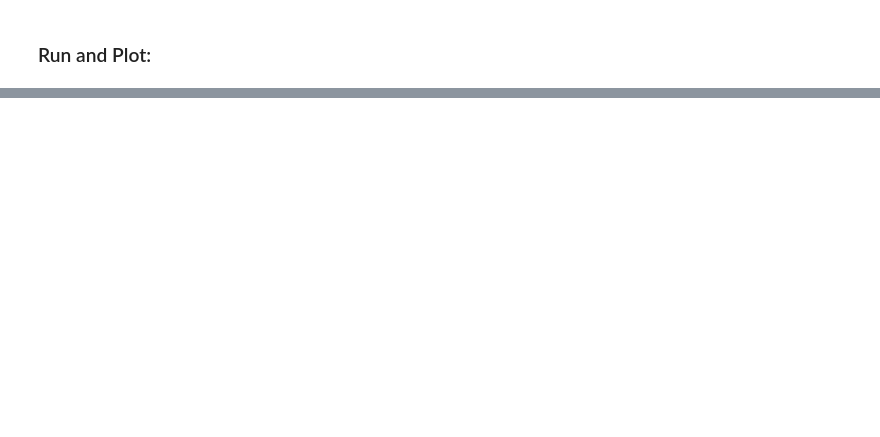
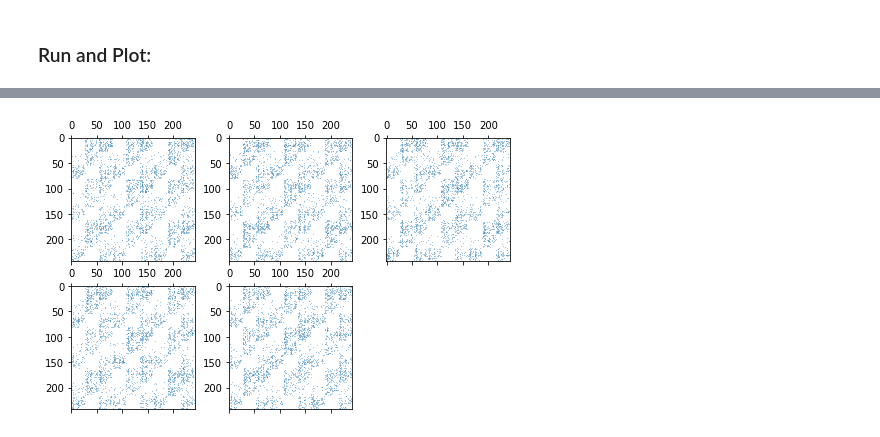
Before and after one commit to akshayats/probability, a Jupyter notebook: finite-mixture-models-SKG/SampleFromSKGM.ipynb, the cells around one changed output, grey strips where cells are left out. Saved outputs shown, nothing was run; the diff lists cells and outputs as text; code cells hidden in the pictures; blank space fills up the shorter version.

Commit message:
Can make some samples, but they all look the same.

```diff
--- a/finite-mixture-models-SKG/SampleFromSKGM.ipynb
+++ b/finite-mixture-models-SKG/SampleFromSKGM.ipynb
@@ -211,8 +242,10 @@ NameError: name 'theta_c' is not defined
 # %%
 plt.figure()
 plt.title('All samples')
 r = np.floor(np.sqrt(NumSamples))
 c = np.ceil(float(NumSamples)/r)
 for i in range(0,NumSamples):
     plt.subplot(r,c,i+1)
-    plt.spy(G[i,:], markersize=0.1)
+    plt.spy(G_sample[i,:], markersize=0.1)
+# %% [output]
+[figure, added]
```
Also changed, not shown: parts of 11 cells of this notebook.
